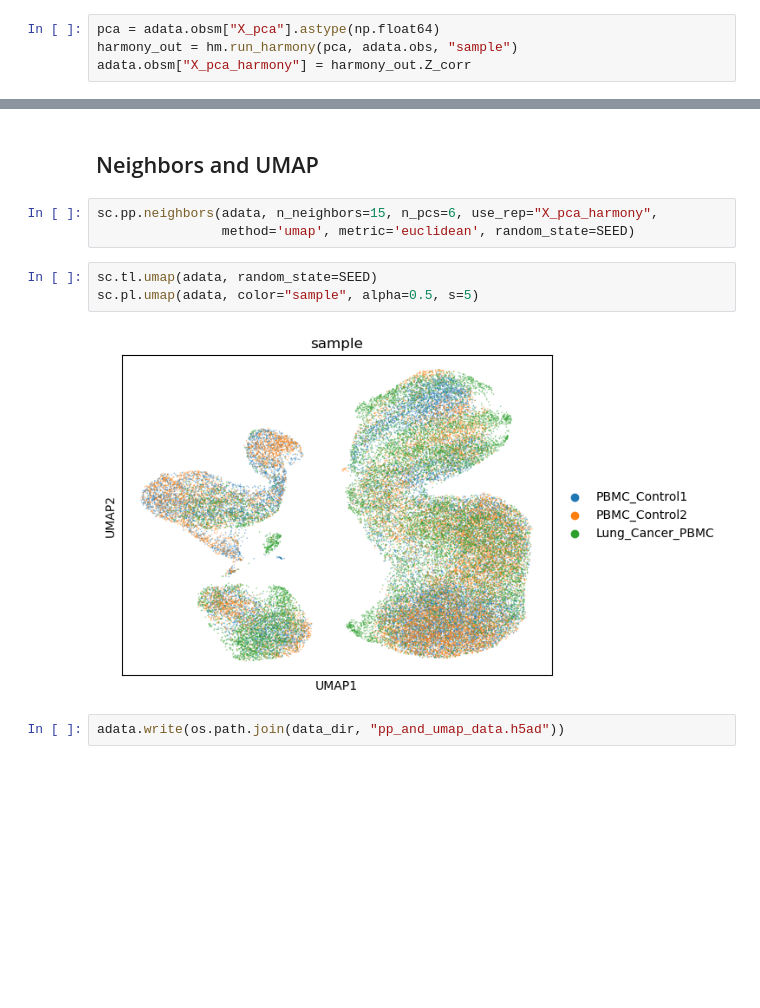
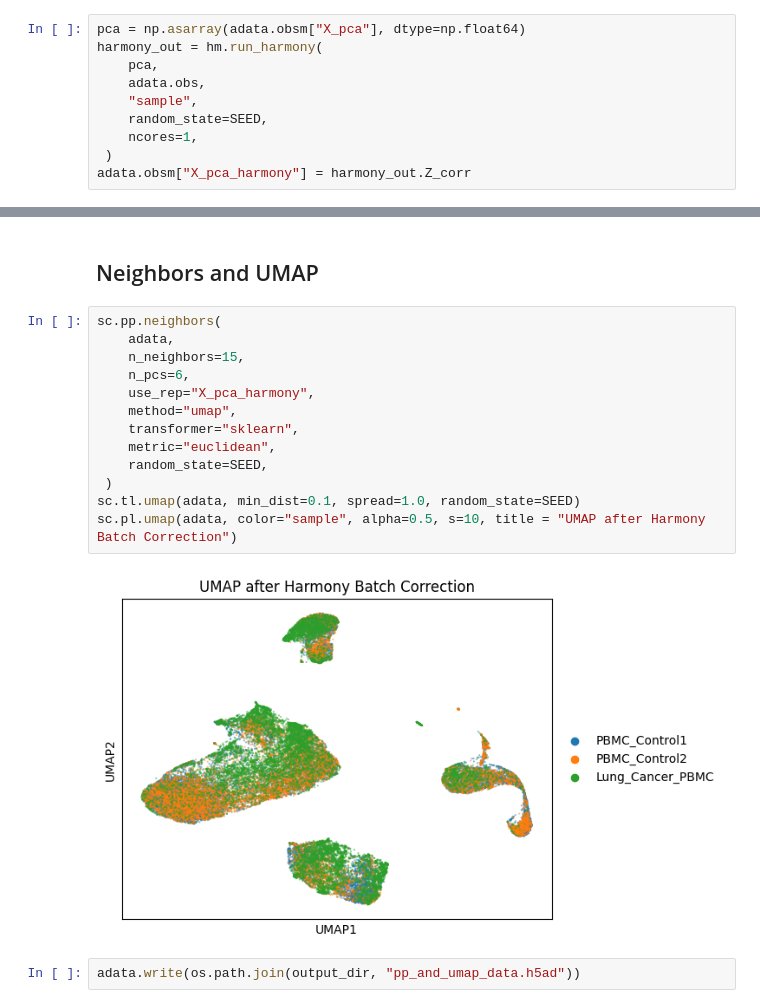
Before and after one commit to nirreiter/scRNA_methods, a Jupyter notebook: 2 - preprocessing_python.ipynb, the cells around one changed output, grey strips where cells are left out. Cells and saved outputs as stored; diff of their text form; blank space fills up the shorter version.

```diff
--- a/2 - preprocessing_python.ipynb
+++ b/2 - preprocessing_python.ipynb
@@ -189,7 +236,13 @@ sc.pl.umap(adata, color="sample", alpha=0.5, s=10)
 # %% [markdown]
 ## Batch Correction w/ Harmony
 # %%
-pca = adata.obsm["X_pca"].astype(np.float64)
-harmony_out = hm.run_harmony(pca, adata.obs, "sample")
+pca = np.asarray(adata.obsm["X_pca"], dtype=np.float64)
+harmony_out = hm.run_harmony(
+    pca,
+    adata.obs,
+    "sample",
+    random_state=SEED,
+    ncores=1,
+ )
 adata.obsm["X_pca_harmony"] = harmony_out.Z_corr
 # %% [output]
@@ -213,12 +266,19 @@ adata.obsm["X_pca_harmony"] = harmony_out.Z_corr
 # %% [markdown]
 ## Neighbors and UMAP
 # %%
-sc.pp.neighbors(adata, n_neighbors=15, n_pcs=6, use_rep="X_pca_harmony",
-                method='umap', metric='euclidean', random_state=SEED)
+sc.pp.neighbors(
+    adata,
+    n_neighbors=15,
+    n_pcs=6,
+    use_rep="X_pca_harmony",
+    method="umap",
+    transformer="sklearn",
+    metric="euclidean",
+    random_state=SEED,
+ )
+sc.tl.umap(adata, min_dist=0.1, spread=1.0, random_state=SEED)
+sc.pl.umap(adata, color="sample", alpha=0.5, s=10, title = "UMAP after Harmony Batch Correction")
+# %% [output]
+[figure, added]
-# %%
-sc.tl.umap(adata, random_state=SEED)
-sc.pl.umap(adata, color="sample", alpha=0.5, s=5)
-# %% [output]
-[figure, removed]
 # %%
-adata.write(os.path.join(data_dir, "pp_and_umap_data.h5ad"))
+adata.write(os.path.join(output_dir, "pp_and_umap_data.h5ad"))
```
Also changed, not shown: parts of 18 cells of this notebook, 7 other files.
